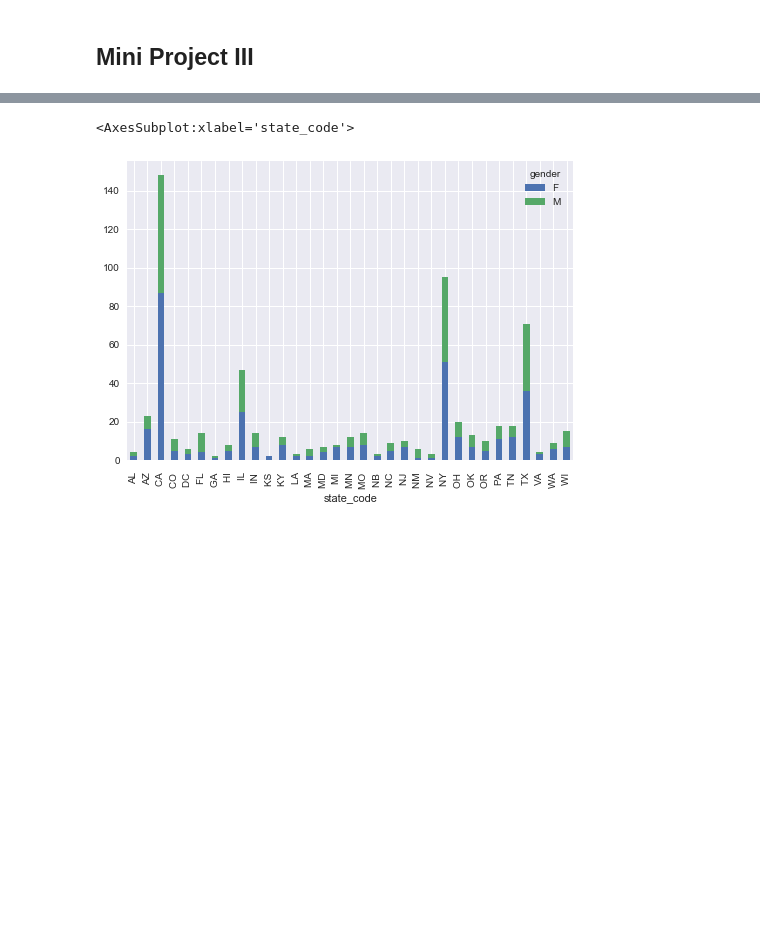
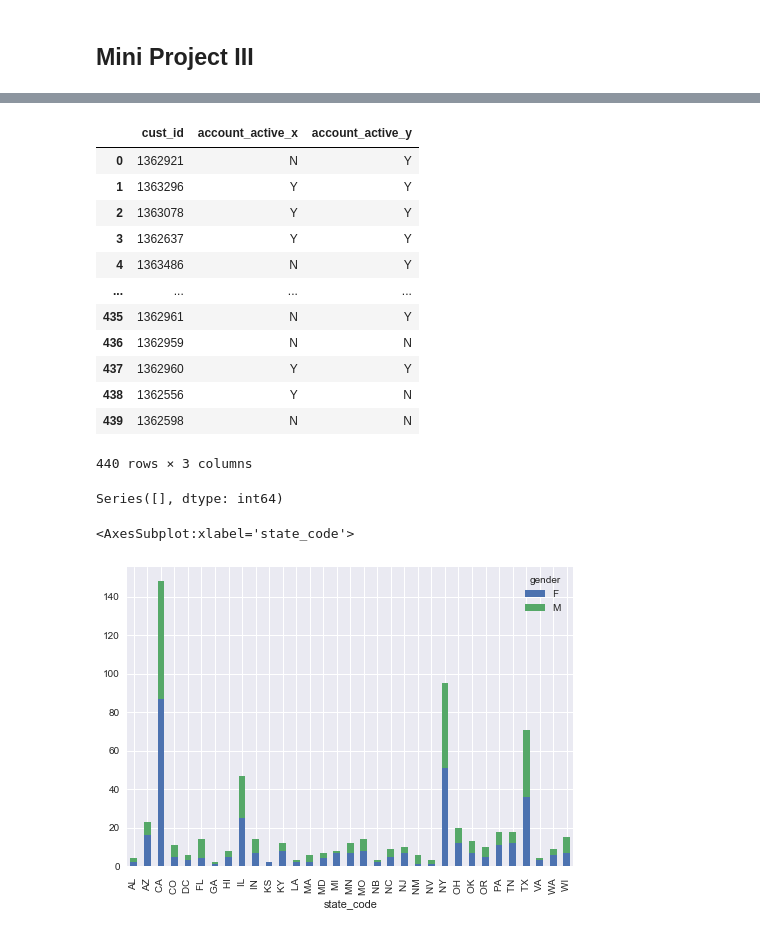
Before and after one commit to JamesKha/mini-project-III, a Jupyter notebook: mini-project-III.ipynb, the cells around one changed output, grey strips where cells are left out. Cells and saved outputs as stored; diff of their text form; code cells hidden in the pictures; blank space fills up the shorter version.

```diff
--- a/mini-project-III.ipynb
+++ b/mini-project-III.ipynb
@@ -17,3 +34,24 @@ transactionsInformation = pd.read_csv('twm_transactions.csv', sep=";")
+# %%
+mergedSavingsAndCredit = mergedAccountActive.merge(creditAccountInformation,on="cust_id")
+mergedSavingsAndCredit.fillna("N")[["cust_id","account_active_x","account_active_y"]]
+# %% [output]
+|  | cust_id | account_active_x | account_active_y |
+| 0 | 1362921 | N | Y |
+| 1 | 1363296 | Y | Y |
+| 2 | 1363078 | Y | Y |
+| 3 | 1362637 | Y | Y |
+| 4 | 1363486 | N | Y |
+| ... | ... | ... | ... |
+| 435 | 1362961 | N | Y |
+| 436 | 1362959 | N | N |
+| 437 | 1362960 | Y | Y |
+| 438 | 1362556 | Y | N |
+| 439 | 1362598 | N | N |
+440 rows × 3 columns
+# %%
+len(mergedSavingsAndCredit[mergedSavingsAndCredit["account_active_x"]!=mergedSavingsAndCredit["account_active_y"]])
+# %% [output]
+Series([], dtype: int64)
 # %%
 dfIncomeDroppedUnderAged['stateCodeAverage'] = dfIncomeDroppedUnderAged.groupby('state_code')['income'].transform('mean')
 # %%
```
Also changed, not shown: parts of 4 cells of this notebook.
